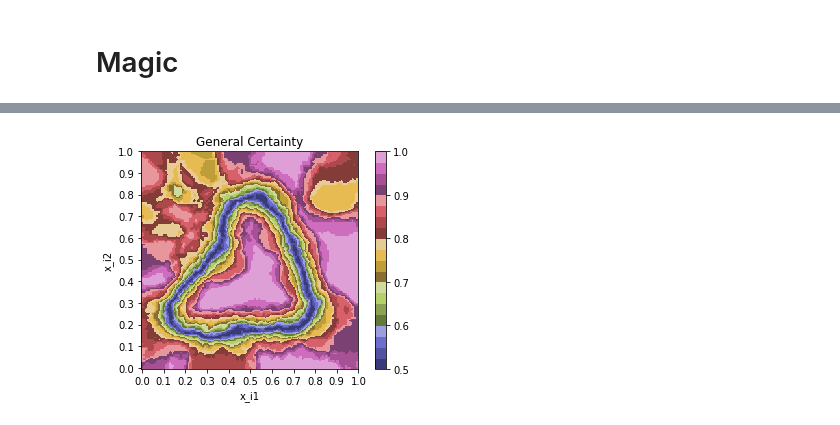
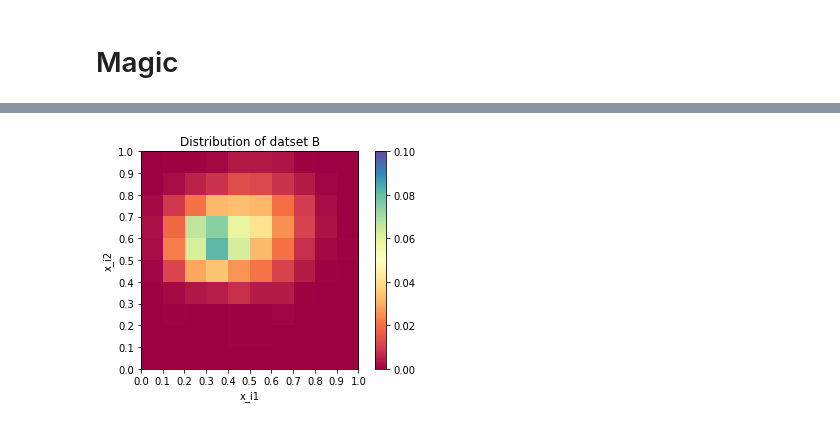
Before and after one commit to ericbill21/siemens, a Jupyter notebook: Siemens_Approach.ipynb, the cells around one changed output, grey strips where cells are left out. Cells and saved outputs as stored; diff of their text form; code cells hidden in the pictures.

Commit message:
Added makeDistributionMap, added efficient implementation of pointsPerSquare.

```diff
--- a/Siemens_Approach.ipynb
+++ b/Siemens_Approach.ipynb
@@ -2545,9 +2589,6 @@ history = model_0.fit(training_points, training_labels, batch_size=912, epochs=1
                     shuffle=True, validation_data=(valSet_points, valSet_labels))
 clear_output()
-# %%
-z = plotWeightedCertainty(model_0, 100, referenceMethod='evenLog')
-makePlot()
-makeCertaintyMap(model_0, 100)
-plotDensity()
-# %% [output]
-[figure, removed]
+# %%
+res = makeDistributionMap('B', 10, 0.1)
+# %% [output]
+[figure, added]
```
Also changed, not shown: parts of 5 cells of this notebook.
